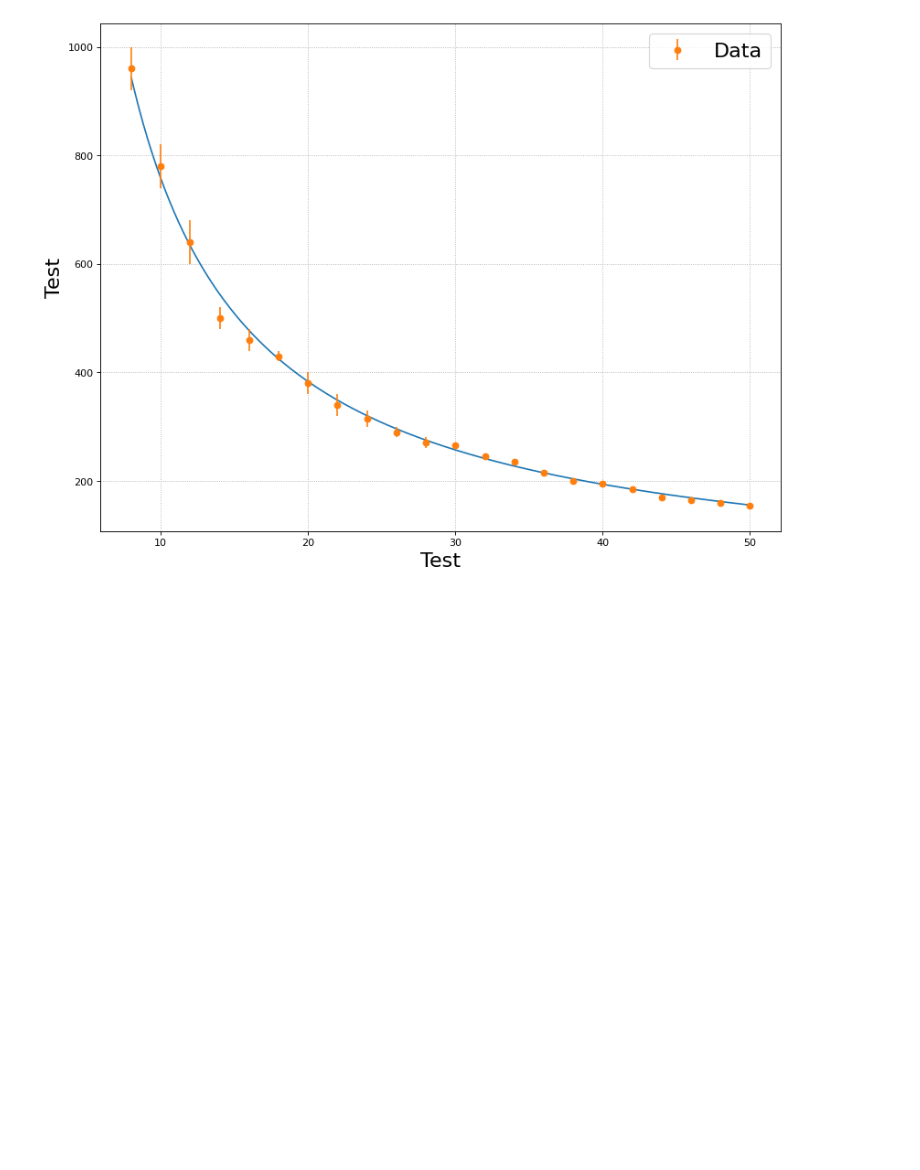
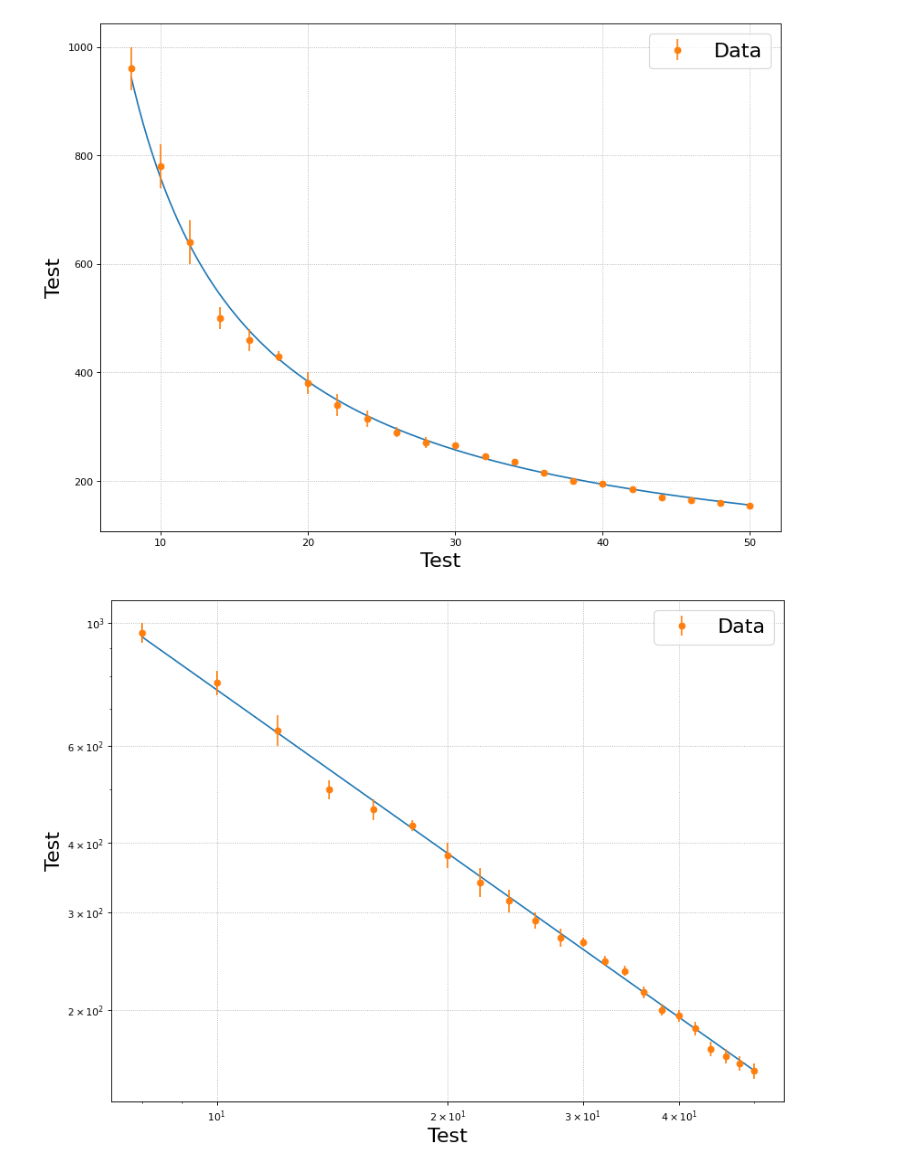
Before and after one commit to Friedrich-Jahns/Fortgeschrittenen-Praktikum-Physik, a Jupyter notebook: FP4_Michelson/A2/A2.ipynb, the cells around one changed output. Drawn from its saved outputs; the diff is of its cells as text; code cells hidden in the pictures; blank space fills up the shorter version.

```diff
--- a/FP4_Michelson/A2/A2.ipynb
+++ b/FP4_Michelson/A2/A2.ipynb
@@ -75,3 +75,17 @@ Parameters([('a', <Parameter 'a', value=-inf, bounds=[-inf:inf]>), ('b', <Parame
 [[Correlations]] (unreported correlations are < 0.100)
     C(a, b) = -0.993
 [figure]
+# %%
+f.figsize(1)
+plt.plot(np.arange(8,50,0.1),res.eval(x=np.arange(8,50,0.1)))
+plt.errorbar(data[0],data[1],yerr = data[2],fmt='o',label = 'Data')
+
+plt.xscale('log')
+plt.yscale('log')
+
+plt.xticks([10,20,30,40])
+plt.yticks([200,300,400,600,1000])
+
+f.form()
+# %% [output]
+[figure, added]
```
Also changed, not shown: 3 other files.
